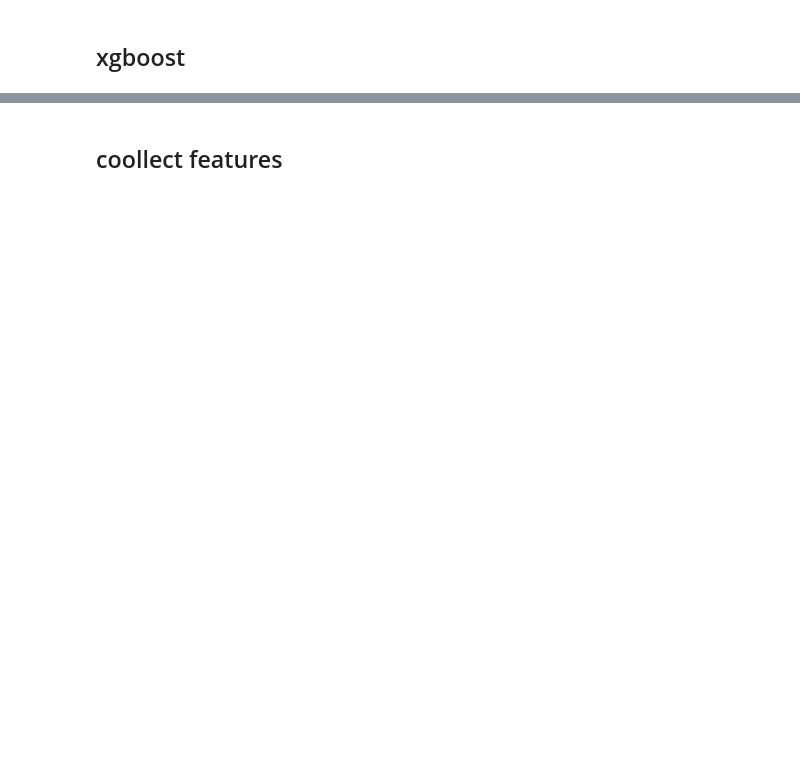
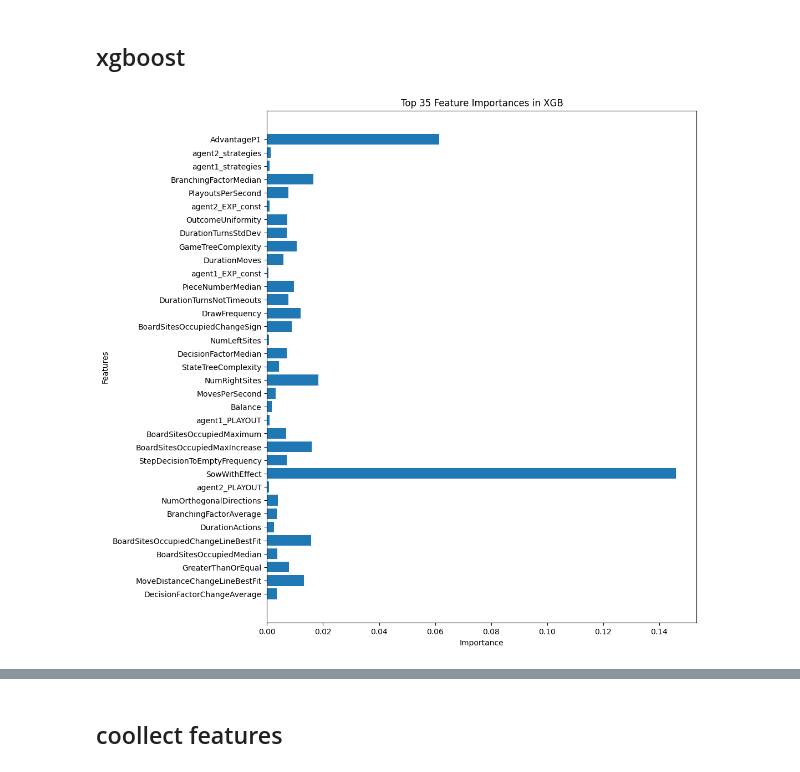
Before and after one commit to NasserMohamedEid/Game-Playing-Strength-Prediction-of-MCTS-Variants, a Jupyter notebook: MCTS_Features_importance.ipynb, the cells around one changed output, grey strips where cells are left out. Drawn from its saved outputs; the diff is of its cells as text; code cells hidden in the pictures; blank space fills up the shorter version.

```diff
--- a/MCTS_Features_importance.ipynb
+++ b/MCTS_Features_importance.ipynb
@@ -300,22 +312,24 @@ RF_top_50_features
 # %% [markdown]
 ## xgboost
 # %%
-XGB = XGBRegressor(n_estimators=300,max_depth=20, random_state=42,n_jobs=-1)
+XGB = XGBRegressor(n_estimators=100,max_depth=10, random_state=42,n_jobs=-1)
 XGB.fit(X, y)
 
 XGB_importance = XGB.feature_importances_
 # %%
-XGB_top_50_indices = np.argsort(XGB_importance)[-50:]
+XGB_top_35_indices = np.argsort(XGB_importance)[-35:]
 
 # Get the corresponding column names and importance values
-XGB_top_50_features = X.columns[top_50_indices]
-XGB_top_50_importance = XGB_importance[top_50_indices]
+XGB_top_35_features = X.columns[top_35_indices]
+XGB_top_35_importance = XGB_importance[top_35_indices]
 
 # Plot the top 50 feature importances horizontally
 plt.figure(figsize=(10, 12))  # Adjust figure size for better readability
-plt.barh(range(50), XGB_top_50_importance, tick_label=XGB_top_50_features)
-plt.yticks(range(50), XGB_top_50_features)
-plt.title("Top 50 Feature Importances in XGB")
+plt.barh(range(35), XGB_top_35_importance, tick_label=XGB_top_35_features)
+plt.yticks(range(35), XGB_top_35_features)
+plt.title("Top 35 Feature Importances in XGB")
 plt.xlabel("Importance")
 plt.ylabel("Features")
 plt.show()
+# %% [output]
+[figure, added]
```
Also changed, not shown: parts of 12 cells of this notebook.
